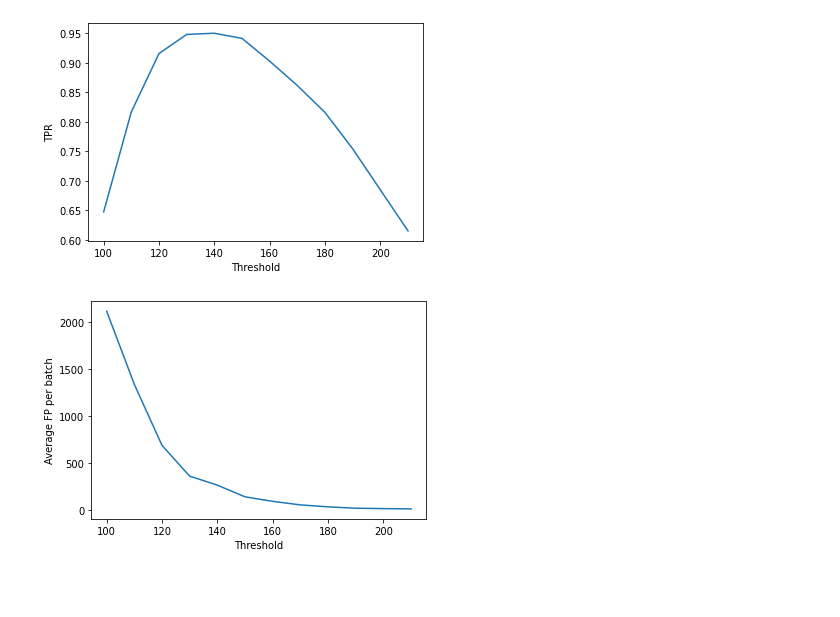
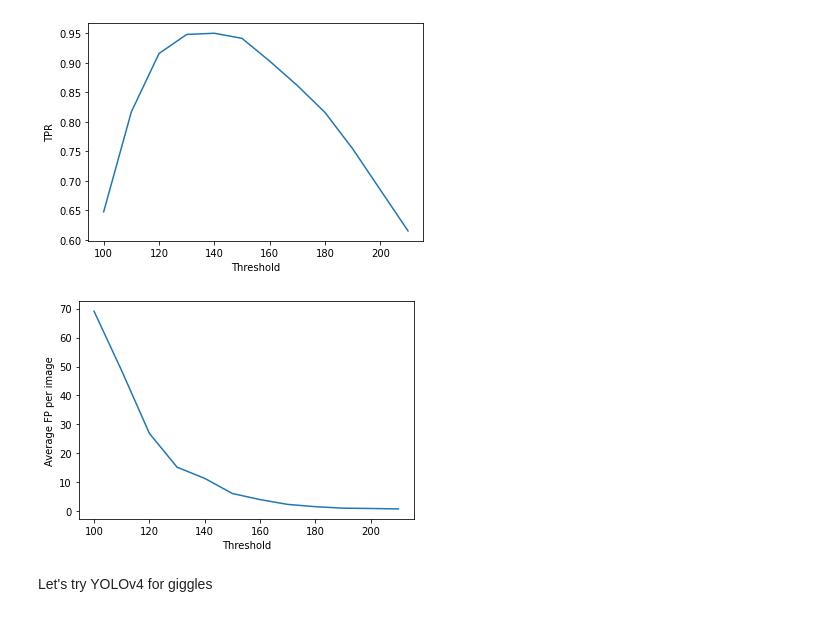
Before and after one commit to evan-person/100DaysCodeCoursework, a Jupyter notebook: computerVision/IRsegmentation.ipynb, the cells around one changed output. Cells and saved outputs as stored; diff of their text form; code cells hidden in the pictures; blank space fills up the shorter version.

```diff
--- a/computerVision/IRsegmentation.ipynb
+++ b/computerVision/IRsegmentation.ipynb
@@ -68,0 +68,6 @@ plt.imshow(th1)
+# %%
+img = plt.imread('./data/00005/img_00005.bmp')
+
+ret, th1 = cv2.threshold(img,125,255,cv2.THRESH_BINARY)
+
+plt.imshow(th1)
@@ -143,18 +151,18 @@ def pointInRect(point,rect):
 test code for checking each point
 # %%
 import linecache
-targetLocations = os.path.join('./data/',folderList[ii],'groundTruth.txt')
+#targetLocations = os.path.join('./data/',folderList[ii],'groundTruth.txt')
 
 
 
-line = linecache.getline(targetLocations,int(jj[-6:-4])+4)
-targetCoords = line.split('(')
-nTargets = int(targetCoords[0].split()[-1])
+#line = linecache.getline(targetLocations,int(jj[-6:-4])+4)
+#targetCoords = line.split('(')
+#nTargets = int(targetCoords[0].split()[-1])
 
-for n in range(nTargets):
-  indivCoords = targetCoords[1+n].replace(')','').split()
-  indivCoordsInt = [int(i) for i in indivCoords]
+#for n in range(nTargets):
+#  indivCoords = targetCoords[1+n].replace(')','').split()
+#  indivCoordsInt = [int(i) for i in indivCoords]
 
-  print(pointInRect([cX,cY],indivCoordsInt))
-  print([cX,cY])
-  print(indivCoordsInt)
+#  print(pointInRect([cX,cY],indivCoordsInt))
+#  print([cX,cY])
+#  print(indivCoordsInt)
@@ -376,7 +372,7 @@ for ii in range(nDatasets):
     if splitFile[1] == '.bmp':
       fileCount += 1
       img = plt.imread(fileName)
-      xs, ys = irSegPipeline1(img,150)
+      xs, ys = irSegPipeline1(img,125)
       targetLocations = os.path.join('./data/',folderList[ii],'groundTruth.txt')
 
 
@@ -433,7 +420,8 @@ Let's try looping through a range of thresholds and make some curves
 nDatasets = 10
 tp = np.zeros((nDatasets,12))
 fp = np.zeros((nDatasets,12))
-countA = 0
+countA = 0 #counter for threshold index
+
 for a in range(100,220,10):
 
   targetCount = np.zeros((nDatasets,1))
@@ -472,6 +460,8 @@ for a in range(100,220,10):
         fp[ii,countA] += len(xs) - placeHolder2
       #print(pointInRect([cX,cY],indivCoordsInt).astype(bool))
     tp[ii,countA] = tp[ii,countA]/targetCount[ii,0]
+    fp[ii,countA] = fp[ii,countA]/fileCount
+    #print(fileCount)
   countA += 1
 # %%
 tpr = np.mean(tp,axis = 0)
@@ -486,10 +476,12 @@ plt.show()
 # %%
 fpr = np.mean(fp,axis = 0)
 
 a = list(range(100,220,10))
 plt.plot(a,fpr)
 plt.xlabel('Threshold')
-plt.ylabel('Average FP per batch')
+plt.ylabel('Average FP per image')
 plt.show()
 # %% [output]
-[figure, old version]
+[figure, new version]
+# %% [markdown]
+Let's try YOLOv4 for giggles
```
Also changed, not shown: parts of 35 cells of this notebook.
